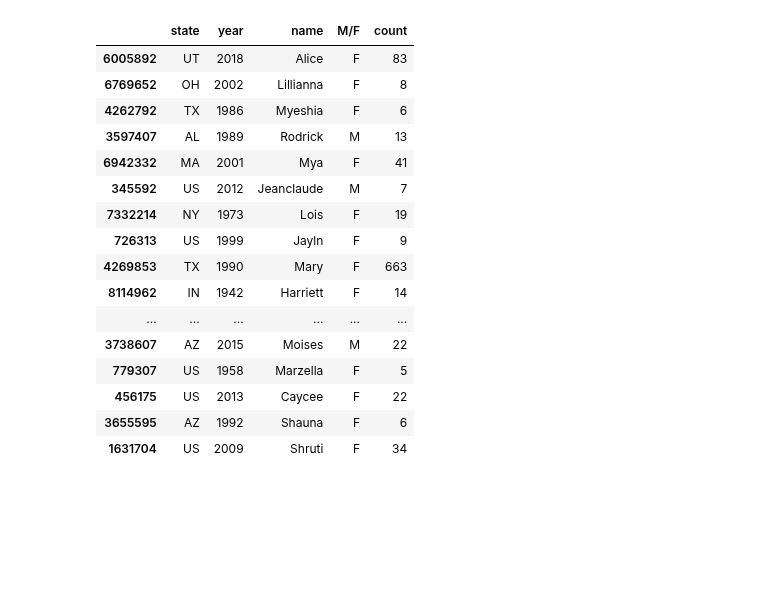
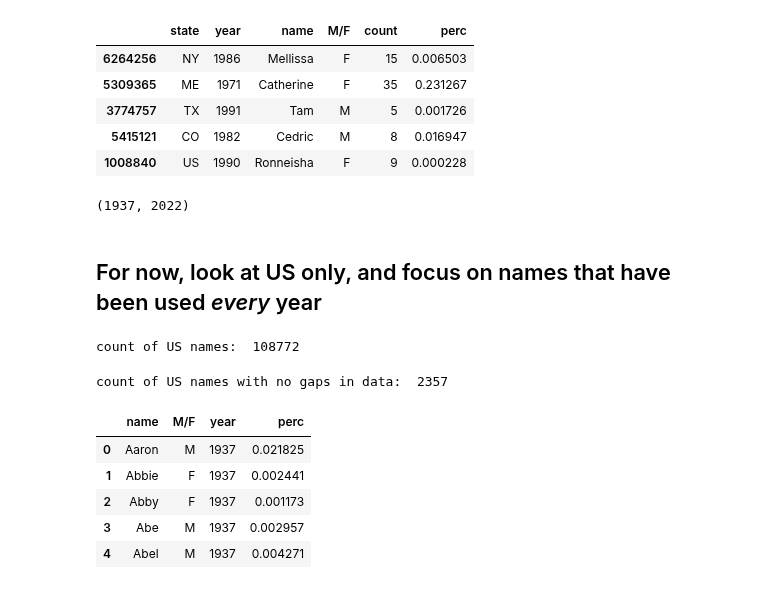
Before and after one commit to paulsch1/capstone, a Jupyter notebook: cap4_prophet.ipynb, the cells around one changed output. Drawn from its saved outputs; the diff is of its cells as text; code cells hidden in the pictures; blank space fills up the shorter version.

```diff
--- a/cap4_prophet.ipynb
+++ b/cap4_prophet.ipynb
@@ -6,21 +16,24 @@ from data_loader import load_names_from_web
 # %%
+# load data
 dfraw = load_names_from_web()   # default category="both", hide_pre_1937=True
-dfraw.sample(20)
-# %% [output]
-|  | state | year | name | M/F | count |
-| 6005892 | UT | 2018 | Alice | F | 83 |
-| 6769652 | OH | 2002 | Lillianna | F | 8 |
-| 4262792 | TX | 1986 | Myeshia | F | 6 |
-| 3597407 | AL | 1989 | Rodrick | M | 13 |
-| 6942332 | MA | 2001 | Mya | F | 41 |
-| 345592 | US | 2012 | Jeanclaude | M | 7 |
-| 7332214 | NY | 1973 | Lois | F | 19 |
-| 726313 | US | 1999 | Jayln | F | 9 |
-| 4269853 | TX | 1990 | Mary | F | 663 |
-| 8114962 | IN | 1942 | Harriett | F | 14 |
-| ... | ... | ... | ... | ... | ... |
-| 3738607 | AZ | 2015 | Moises | M | 22 |
-| 779307 | US | 1958 | Marzella | F | 5 |
-| 456175 | US | 2013 | Caycee | F | 22 |
-| 3655595 | AZ | 1992 | Shauna | F | 6 |
-| 1631704 | US | 2009 | Shruti | F | 34 |
+# %%
+# add percentage column
+state_year = dfraw.groupby(['state', 'year']).sum(numeric_only=True).reset_index()
+df2 = pd.merge(dfraw, state_year, on=['state', 'year'], how='left', suffixes=('', '_agg'))
+df2['perc'] = 100*df2['count']/df2['count_agg']
+df2.drop(['count_agg'], axis=1, inplace=True)
+df2.sample(5)
+# %% [output]
+|  | state | year | name | M/F | count | perc |
+| 6264256 | NY | 1986 | Mellissa | F | 15 | 0.006503 |
+| 5309365 | ME | 1971 | Catherine | F | 35 | 0.231267 |
+| 3774757 | TX | 1991 | Tam | M | 5 | 0.001726 |
+| 5415121 | CO | 1982 | Cedric | M | 8 | 0.016947 |
+| 1008840 | US | 1990 | Ronneisha | F | 9 | 0.000228 |
+# %%
+# get the min and max years, to be used later
+max_year = max(df2['year'])
+min_year = min(df2['year'])
+min_year, max_year
+# %% [output]
+(1937, 2022)
@@ -26,0 +43,29 @@ dfraw.sample(20)
+# %% [markdown]
+## For now, look at US only, and focus on names that have been used *every* year
+# %%
+# how many names for US?
+df_US = df2[df2['state'] == "US"]
+print('count of US names: ', df_US[['name', 'M/F']].drop_duplicates().shape[0])
+# %% [output]
+count of US names:  108772
+# %%
+# how many names in the US have been in the data for every year?
+df_US_continuous = df_US.pivot_table(values='perc', index=['name', 'M/F'], columns='year').reset_index()
+df_US_continuous = df_US_continuous.dropna(axis=0)
+print('count of US names with no gaps in data: ', df_US_continuous.shape[0])
+# %% [output]
+count of US names with no gaps in data:  2357
+# %%
+# put the df back into long format
+df_US_continuous = pd.melt(df_US_continuous,
+                           id_vars=['name', 'M/F'],
+                           value_vars=[year for year in range(min_year, 1+max_year)],
+                           var_name='year',
+                           value_name='perc')
+# %% [output]
+|  | name | M/F | year | perc |
+| 0 | Aaron | M | 1937 | 0.021825 |
+| 1 | Abbie | F | 1937 | 0.002441 |
+| 2 | Abby | F | 1937 | 0.001173 |
+| 3 | Abe | M | 1937 | 0.002957 |
+| 4 | Abel | M | 1937 | 0.004271 |
```
Also changed, not shown: parts of 10 cells of this notebook, 4 other files.
